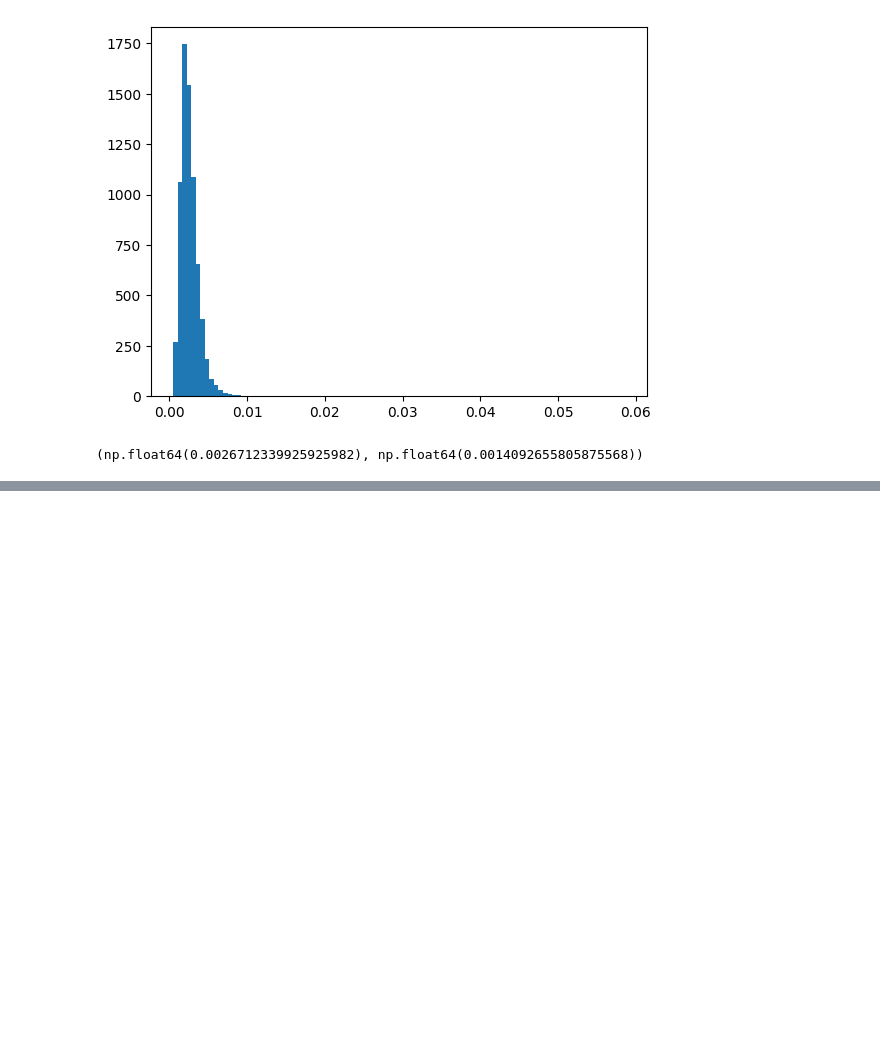
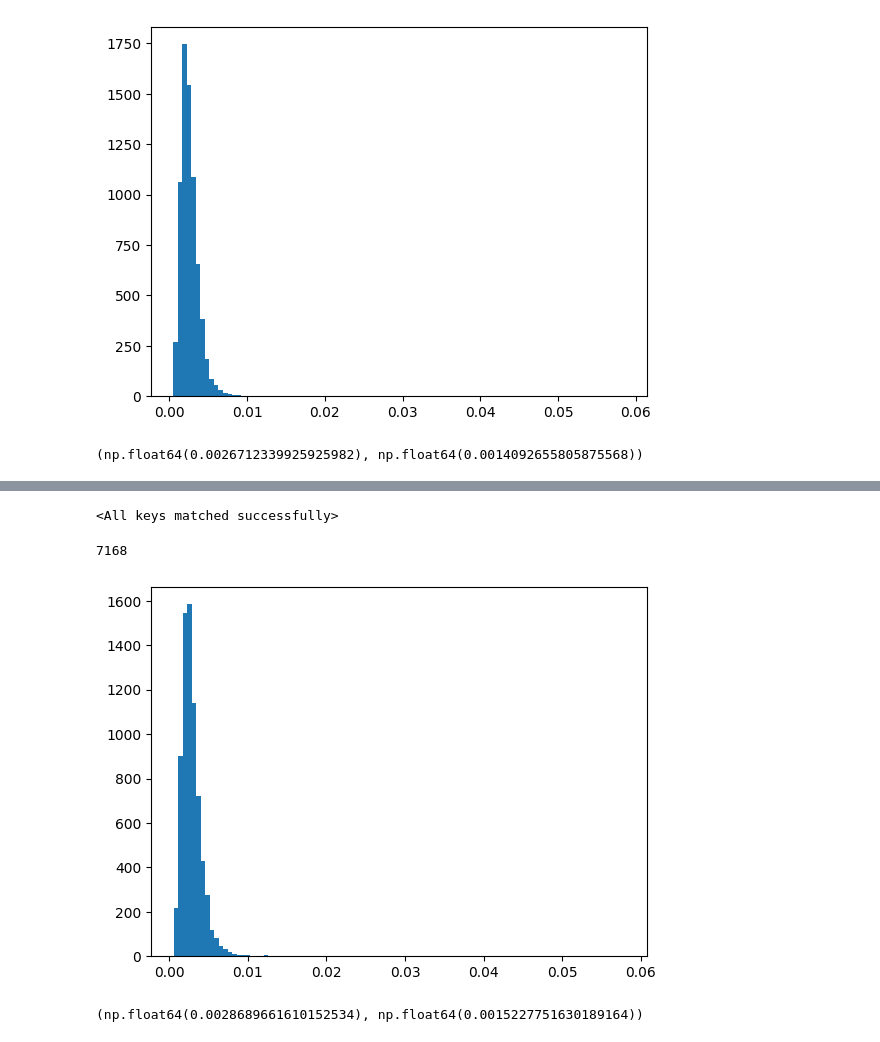
Before and after one commit to sergbask/Bayesian, a Jupyter notebook: autoencoder.ipynb, the cells around one changed output, grey strips where cells are left out. Saved outputs shown, nothing was run; the diff lists cells and outputs as text; code cells hidden in the pictures; blank space fills up the shorter version.

```diff
--- a/autoencoder.ipynb
+++ b/autoencoder.ipynb
@@ -188,3 +188,7 @@ plt.show()
 np.mean(errors), np.std(errors)
 # %% [output]
 (np.float64(0.0026712339925925982), np.float64(0.0014092655805875568))
+# %%
+model_auto = AutoEncoder(512, 256, 128, 32).to(device)
+# %%
+training_loop(model_auto, dataloader_train, dataloader_test, nf='best_model_autoenc32_resnet34.pt')
@@ -190,0 +214,18 @@ np.mean(errors), np.std(errors)
+# %%
+model_auto.load_state_dict(torch.load('best_model_autoenc32_resnet34.pt', map_location=device, weights_only=False))
+# %% [output]
+<All keys matched successfully>
+# %%
+errors = extract_error(model_auto, dataloader_train, dataloader_test)
+len(errors)
+# %% [output]
+7168
+# %%
+plt.hist(errors, bins=100)
+plt.show()
+# %% [output]
+[figure, added]
+# %%
+np.mean(errors), np.std(errors)
+# %% [output]
+(np.float64(0.0028689661610152534), np.float64(0.0015227751630189164))
```
Also changed, not shown: parts of 8 cells of this notebook, 3 other files.
